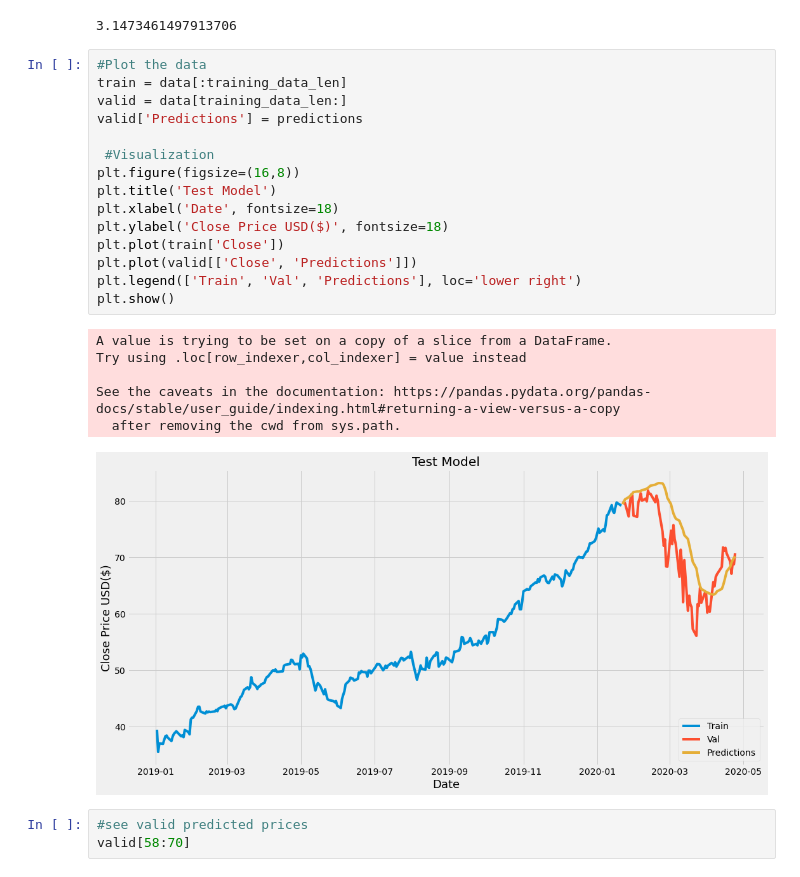
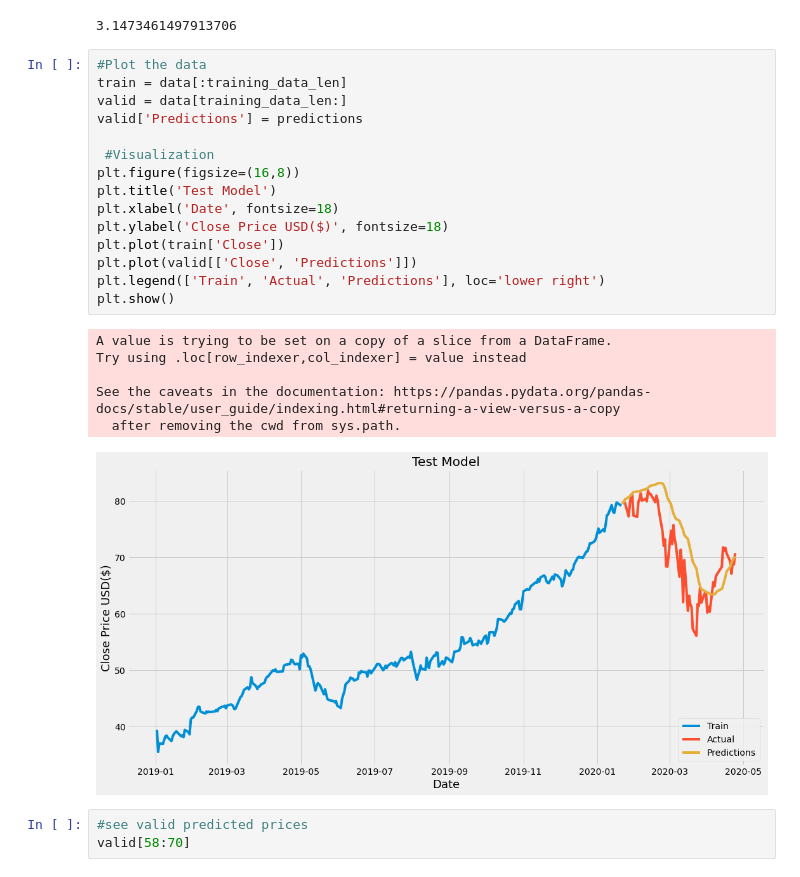
Before and after one commit to DanMarks12/Final_Project_Group5, a Jupyter notebook: Stock_Analysis_test.ipynb, the cells around one changed output. Drawn from its saved outputs; the diff is of its cells as text.

```diff
--- a/Stock_Analysis_test.ipynb
+++ b/Stock_Analysis_test.ipynb
@@ -156,25 +156,25 @@ rmse
 # %%
 #Plot the data
 train = data[:training_data_len]
 valid = data[training_data_len:]
 valid['Predictions'] = predictions
 
  #Visualization
 plt.figure(figsize=(16,8))
 plt.title('Test Model')
 plt.xlabel('Date', fontsize=18)
 plt.ylabel('Close Price USD($)', fontsize=18)
 plt.plot(train['Close'])
 plt.plot(valid[['Close', 'Predictions']])
-plt.legend(['Train', 'Val', 'Predictions'], loc='lower right')
+plt.legend(['Train', 'Actual', 'Predictions'], loc='lower right')
 plt.show()
 # %% [output]
 A value is trying to be set on a copy of a slice from a DataFrame.
 Try using .loc[row_indexer,col_indexer] = value instead
 
 See the caveats in the documentation: https://pandas.pydata.org/pandas-docs/stable/user_guide/indexing.html#returning-a-view-versus-a-copy
   after removing the cwd from sys.path.
-[figure, old version]
+[figure, new version]
 # %%
 #see valid predicted prices
 valid[58:70]
```
